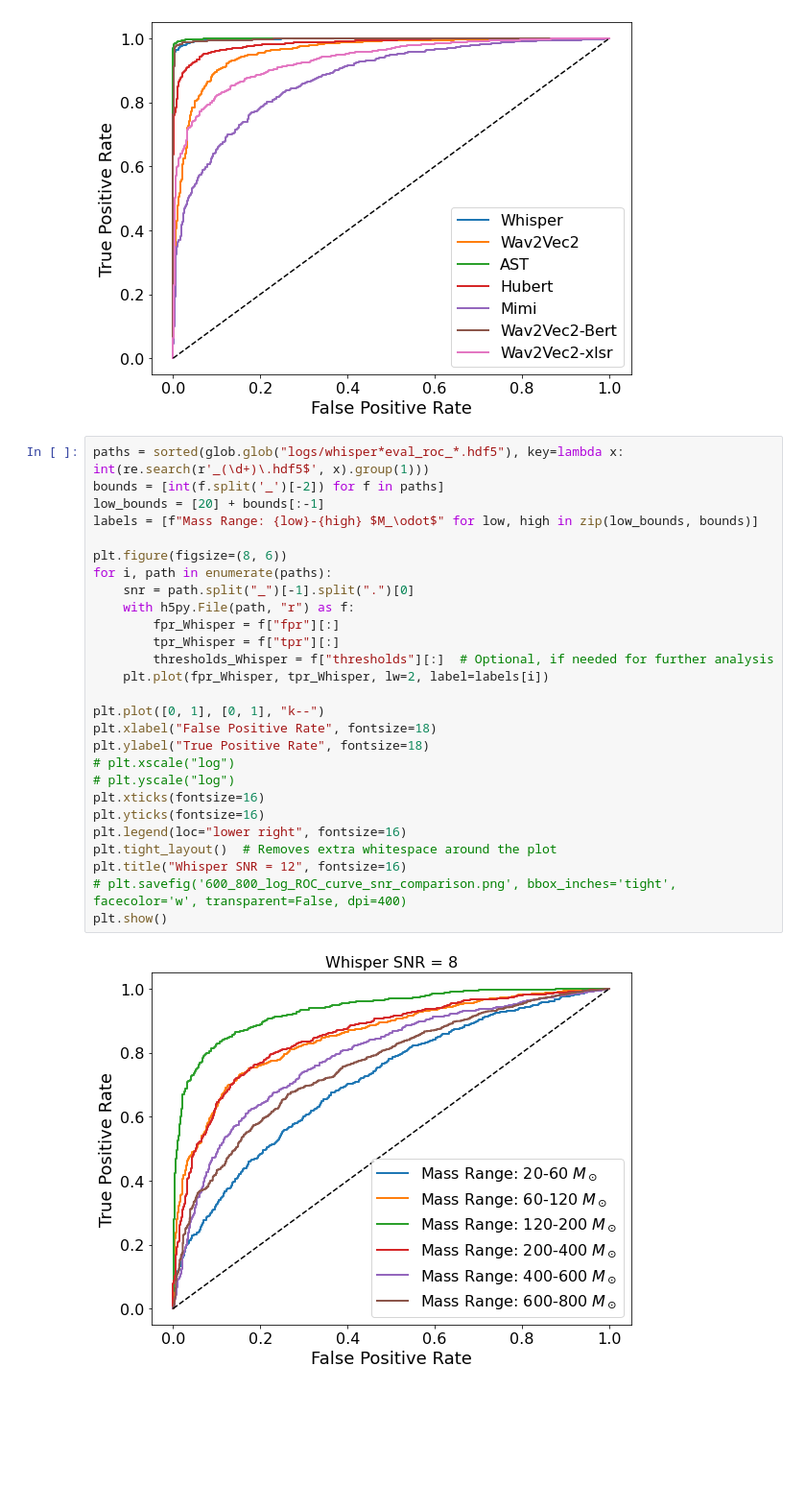
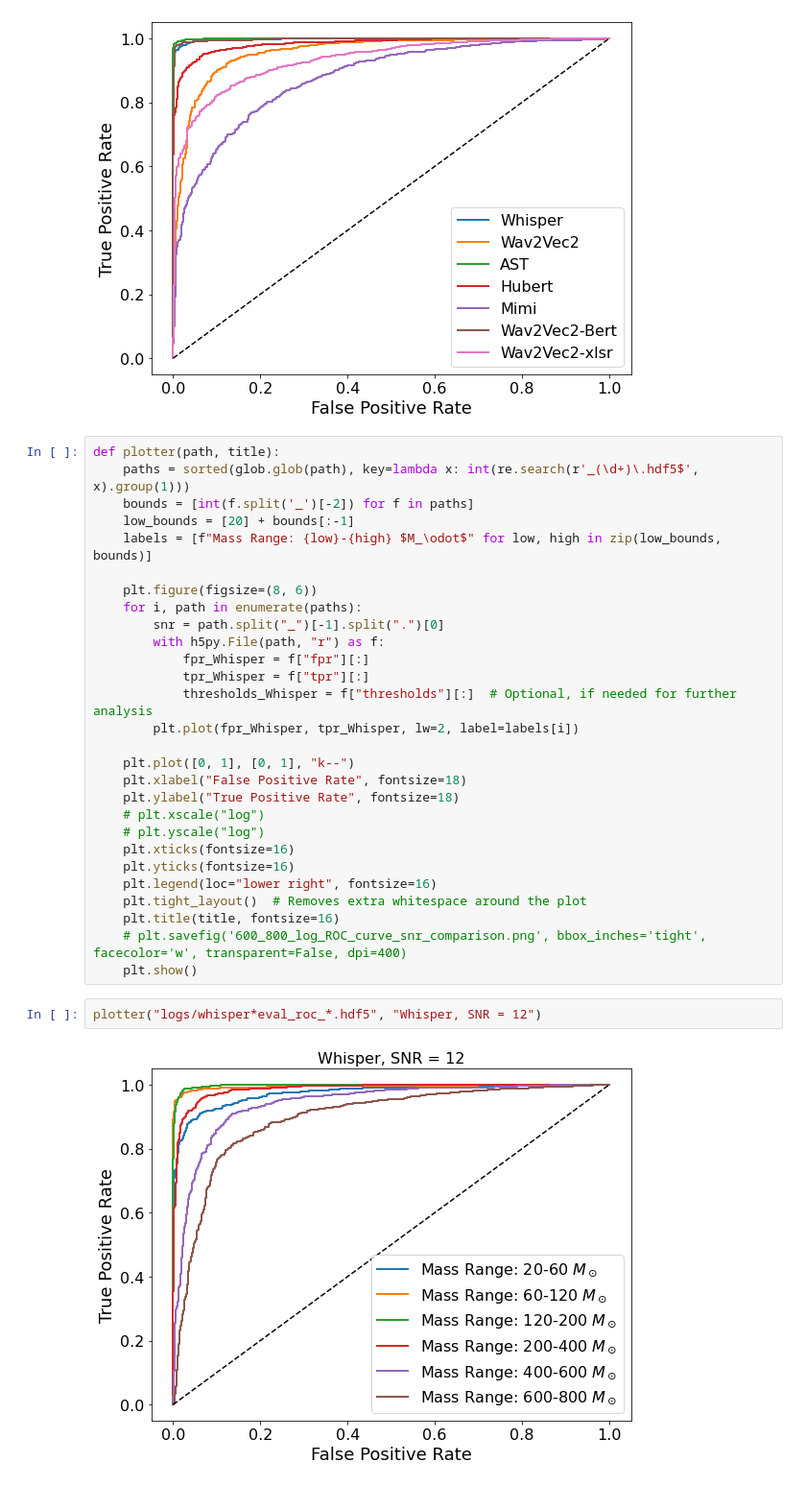
Before and after one commit to Suyash-Deshmukh/transformers-for-GW-analysis, a Jupyter notebook: roc_curves.ipynb, the cells around one changed output. Shown at 96% size. Saved outputs shown, nothing was run; the diff lists cells and outputs as text; blank space fills up the shorter version.

```diff
--- a/roc_curves.ipynb
+++ b/roc_curves.ipynb
@@ -68,32 +68,35 @@ plt.show()
 # %% [output]
 [figure]
 # %%
-paths = sorted(glob.glob("logs/whisper*eval_roc_*.hdf5"), key=lambda x: int(re.search(r'_(\d+)\.hdf5$', x).group(1)))
-bounds = [int(f.split('_')[-2]) for f in paths]
-low_bounds = [20] + bounds[:-1]
-labels = [f"Mass Range: {low}-{high} $M_\odot$" for low, high in zip(low_bounds, bounds)]
+def plotter(path, title):
+    paths = sorted(glob.glob(path), key=lambda x: int(re.search(r'_(\d+)\.hdf5$', x).group(1)))
+    bounds = [int(f.split('_')[-2]) for f in paths]
+    low_bounds = [20] + bounds[:-1]
+    labels = [f"Mass Range: {low}-{high} $M_\odot$" for low, high in zip(low_bounds, bounds)]
 
-plt.figure(figsize=(8, 6))
-for i, path in enumerate(paths):
-    snr = path.split("_")[-1].split(".")[0]
-    with h5py.File(path, "r") as f:
-        fpr_Whisper = f["fpr"][:]
-        tpr_Whisper = f["tpr"][:]
-        thresholds_Whisper = f["thresholds"][:]  # Optional, if needed for further analysis
-    plt.plot(fpr_Whisper, tpr_Whisper, lw=2, label=labels[i])
+    plt.figure(figsize=(8, 6))
+    for i, path in enumerate(paths):
+        snr = path.split("_")[-1].split(".")[0]
+        with h5py.File(path, "r") as f:
+            fpr_Whisper = f["fpr"][:]
+            tpr_Whisper = f["tpr"][:]
+            thresholds_Whisper = f["thresholds"][:]  # Optional, if needed for further analysis
+        plt.plot(fpr_Whisper, tpr_Whisper, lw=2, label=labels[i])
 
-plt.plot([0, 1], [0, 1], "k--")
-plt.xlabel("False Positive Rate", fontsize=18)
-plt.ylabel("True Positive Rate", fontsize=18)
-# plt.xscale("log")
-# plt.yscale("log")
-plt.xticks(fontsize=16)
-plt.yticks(fontsize=16)
-plt.legend(loc="lower right", fontsize=16)
-plt.tight_layout()  # Removes extra whitespace around the plot
-plt.title("Whisper SNR = 12", fontsize=16)
-# plt.savefig('600_800_log_ROC_curve_snr_comparison.png', bbox_inches='tight', facecolor='w', transparent=False, dpi=400)
-plt.show()
+    plt.plot([0, 1], [0, 1], "k--")
+    plt.xlabel("False Positive Rate", fontsize=18)
+    plt.ylabel("True Positive Rate", fontsize=18)
+    # plt.xscale("log")
+    # plt.yscale("log")
+    plt.xticks(fontsize=16)
+    plt.yticks(fontsize=16)
+    plt.legend(loc="lower right", fontsize=16)
+    plt.tight_layout()  # Removes extra whitespace around the plot
+    plt.title(title, fontsize=16)
+    # plt.savefig('600_800_log_ROC_curve_snr_comparison.png', bbox_inches='tight', facecolor='w', transparent=False, dpi=400)
+    plt.show()
-# %% [output]
-[figure, removed]
+# %%
+plotter("logs/whisper*eval_roc_*.hdf5", "Whisper, SNR = 12")
+# %% [output]
+[figure, added]
 # %%
```
Also changed, not shown: parts of 13 cells of this notebook, 2 other files.
